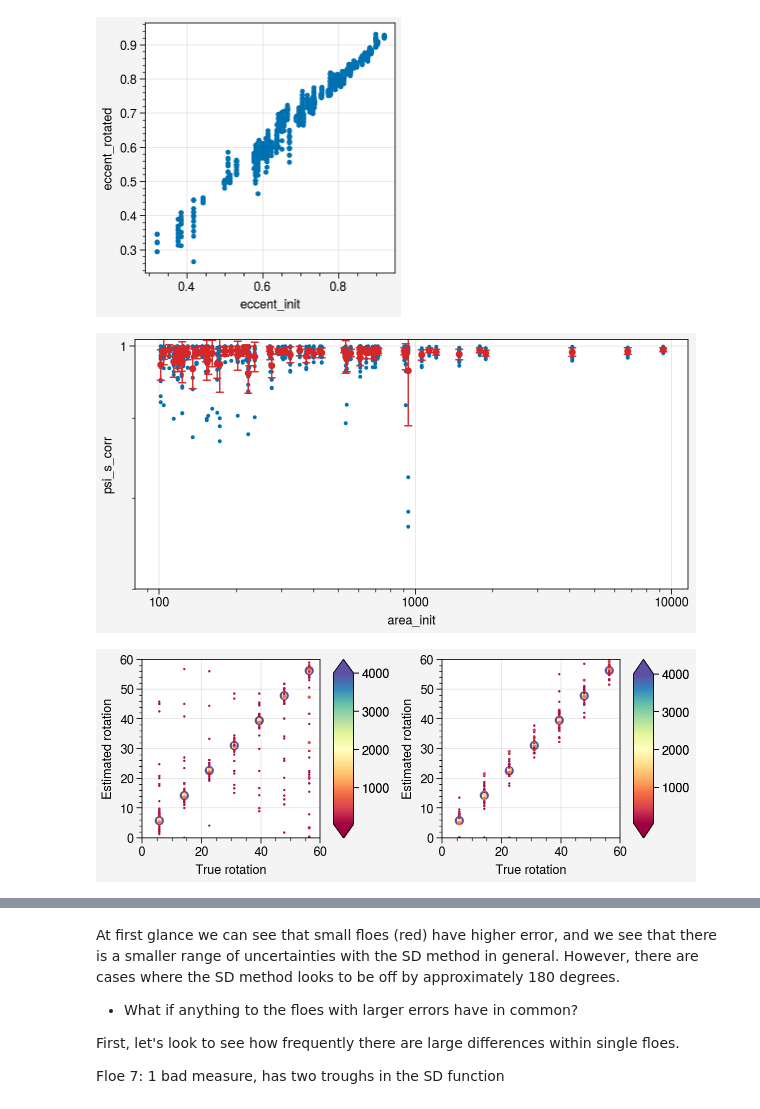
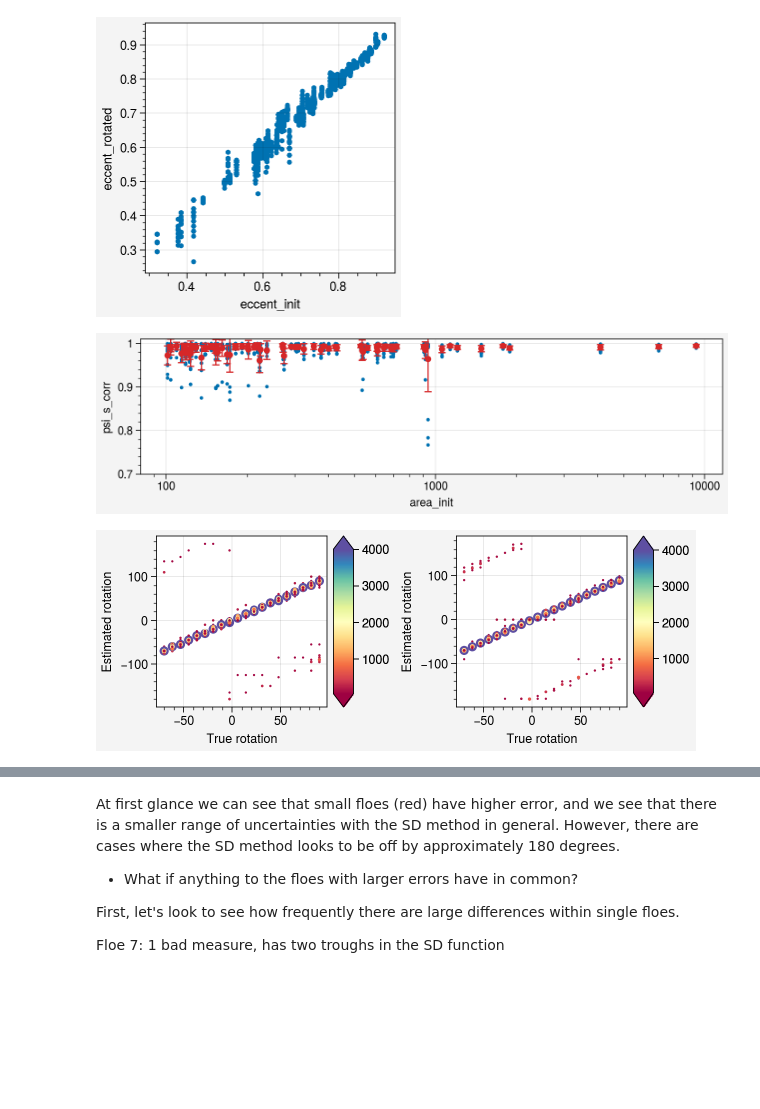
Before and after one commit to danielmwatkins/calval_tgrs, a Jupyter notebook: notebooks/QD_SD_rotation_comp.ipynb, the cells around one changed output, grey strips where cells are left out. Cells and saved outputs as stored; diff of their text form; code cells hidden in the pictures; blank space fills up the shorter version.

```diff
--- a/notebooks/QD_SD_rotation_comp.ipynb
+++ b/notebooks/QD_SD_rotation_comp.ipynb
@@ -22,16 +22,16 @@ ax.scatter(df['eccent_init'], df['eccent_rotated'], marker='.')
 <matplotlib.collections.PathCollection at 0x...>
 [figure]
 # %%
-fig, ax = pplt.subplots(width=6, height=3)
+fig, ax = pplt.subplots(width=7, height=2)
 
 ax.scatter(df['area_init'], df['psi_s_corr'], marker='o', ms=5)
 dfm = df.groupby('floe_id').mean()
 dfs = df.groupby('floe_id').std()
 ax.errorbar(dfm['area_init'].values, dfm['psi_s_corr'].values, yerr=dfs['psi_s_corr'].values, lw=0, elinewidth=1,
            marker='o', ms=4, color='tab:red')
-ax.format(xscale='log', ylim=(0.7, 1.01), yscale='log')
+ax.format(xscale='log', ylim=(0.7, 1.01), yscale='linear')
 # %% [output]
-[figure, old version]
+[figure, new version]
 # %%
 fig, axs = pplt.subplots(width=6, ncols=2, share=False)
 axs[0].scatter(df['true_rotation'], df['qd_rotation'],
@@ -40,9 +40,9 @@ axs[1].scatter(df['true_rotation'], df['sd_rotation'],
            m='o', s=df['area_init'], c=df['area_init'], cmap='spectral', colorbar='r', vmin=50, vmax=4e3, extend='both')
 axs[0].format(ylabel='Estimated rotation', xlabel='True rotation')
 axs[1].format(ylabel='Estimated rotation', xlabel='True rotation')
-axs.format(xlim=(0, 60), ylim=(0, 60))
+# axs.format(xlim=(0, 60), ylim=(0, 60))
 # %% [output]
-[figure, old version]
+[figure, new version]
 # %%
 fig, axs = pplt.subplots(width=6, ncols=2, share=False)
 axs[0].scatter(df['true_rotation'], df['qd_rotation'],
```
Also changed, not shown: parts of 3 cells of this notebook, 2 other files.
